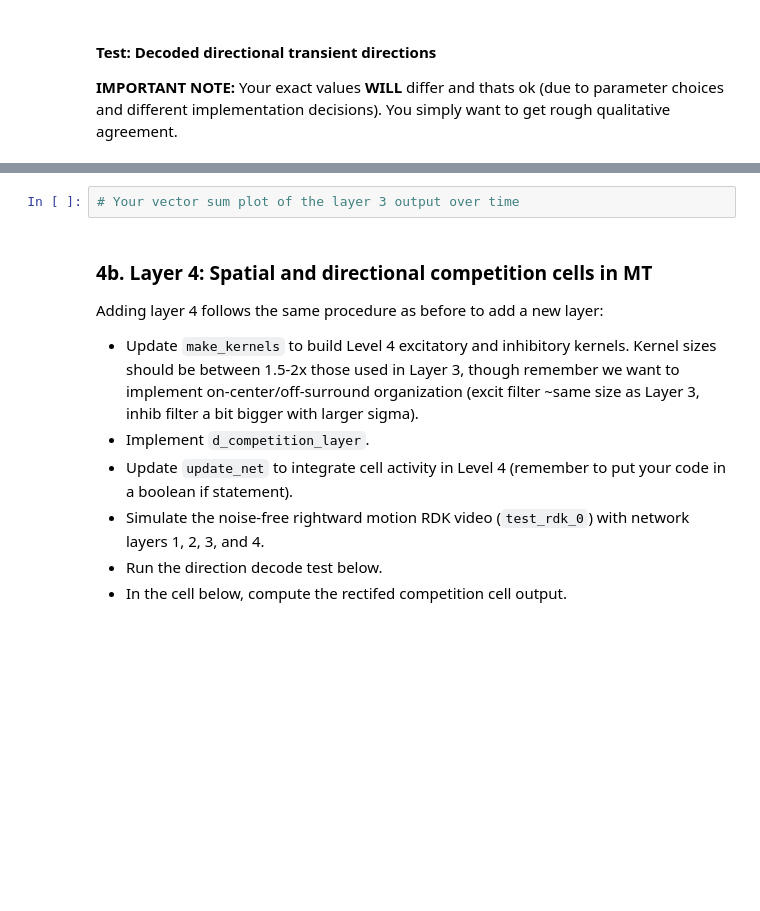
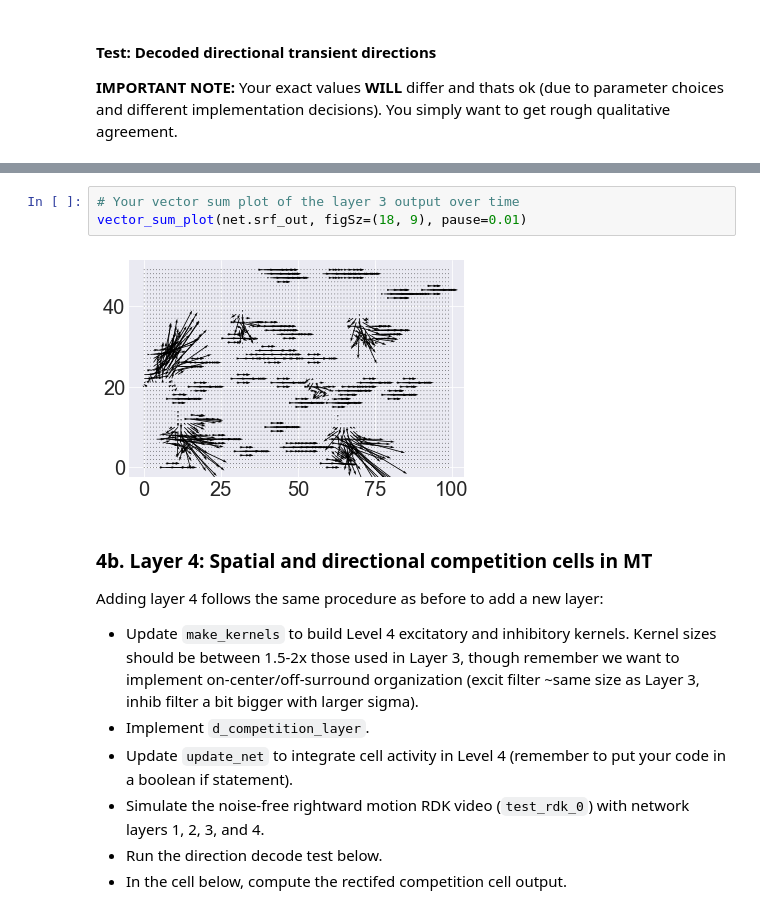
Before and after one commit to ejseal21/Computational-Neuroscience, a Jupyter notebook: Project4/motion_net_week_2.ipynb, the cells around one changed output, grey strips where cells are left out. Drawn from its saved outputs; the diff is of its cells as text; blank space fills up the shorter version.

```diff
--- a/Project4/motion_net_week_2.ipynb
+++ b/Project4/motion_net_week_2.ipynb
@@ -65,5 +116,8 @@ print(f'Your decoded evidence for each direction at the end of the simulation is
 # %%
 # Your vector sum plot of the layer 3 output over time
+vector_sum_plot(net.srf_out, figSz=(18, 9), pause=0.01)
+# %% [output]
+[figure, added]
 # %% [markdown]
 ### 4b. Layer 4: Spatial and directional competition cells in MT
 
```
Also changed, not shown: parts of 6 cells of this notebook, 1 other file.
